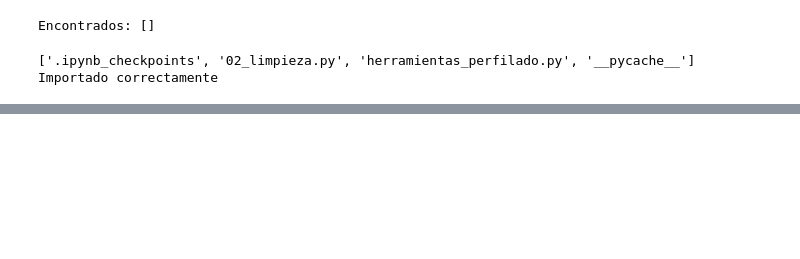
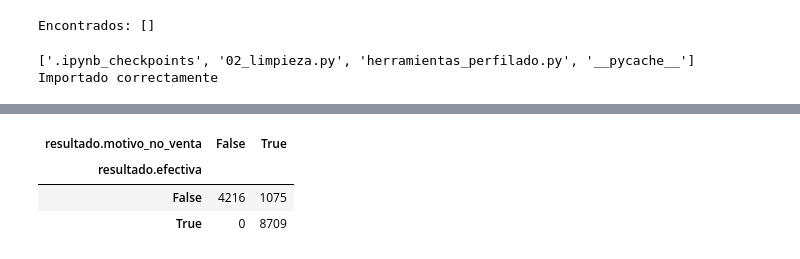
Before and after one commit to salazdev/caso-distribuidora-consumo-masivo, a Jupyter notebook: notebooks/01_perfilado.ipynb, the cells around one changed output, grey strips where cells are left out. Saved outputs shown, nothing was run; the diff lists cells and outputs as text; code cells hidden in the pictures; blank space fills up the shorter version.

```diff
--- a/notebooks/01_perfilado.ipynb
+++ b/notebooks/01_perfilado.ipynb
@@ -236,0 +411,8 @@ from herramientas_perfilado import perfilar, patrones, huerfanos, clasificar_fec
+# %%
+# C. ¿Los vacíos de motivo corresponden a visitas efectivas?
+pd.crosstab(visitas["resultado.efectiva"], visitas["resultado.motivo_no_venta"].isna())
+# %% [output]
+| resultado.motivo_no_venta | False | True |
+| resultado.efectiva |  |  |
+| False | 4216 | 1075 |
+| True | 0 | 8709 |
```
Also changed, not shown: parts of 19 cells of this notebook.
